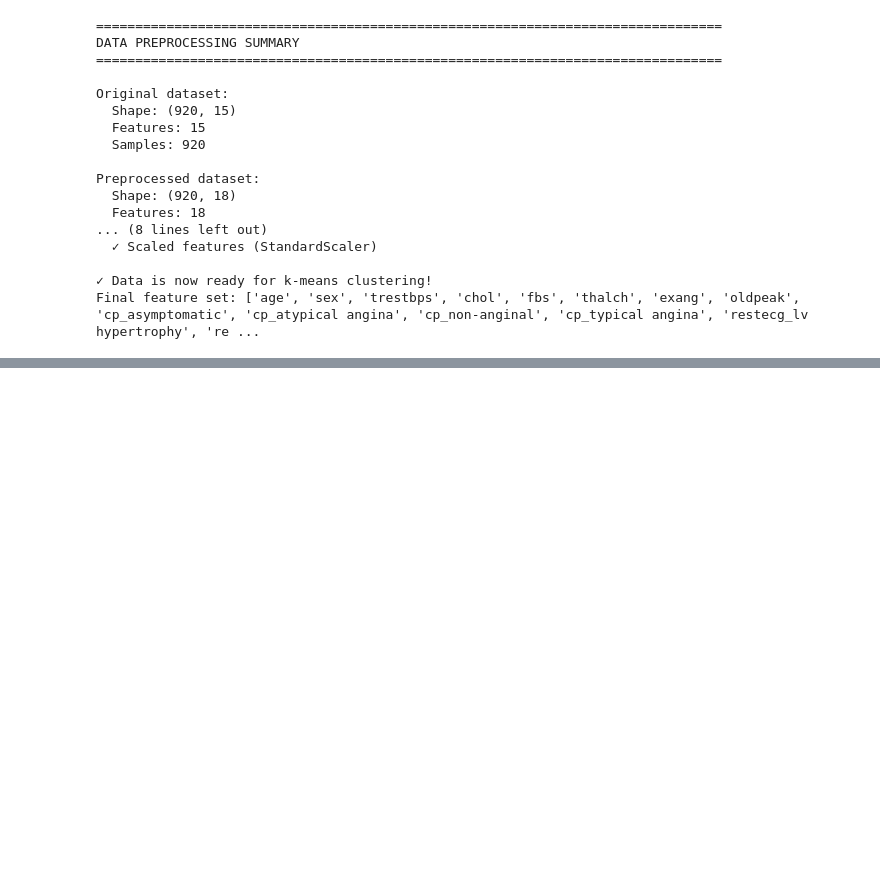
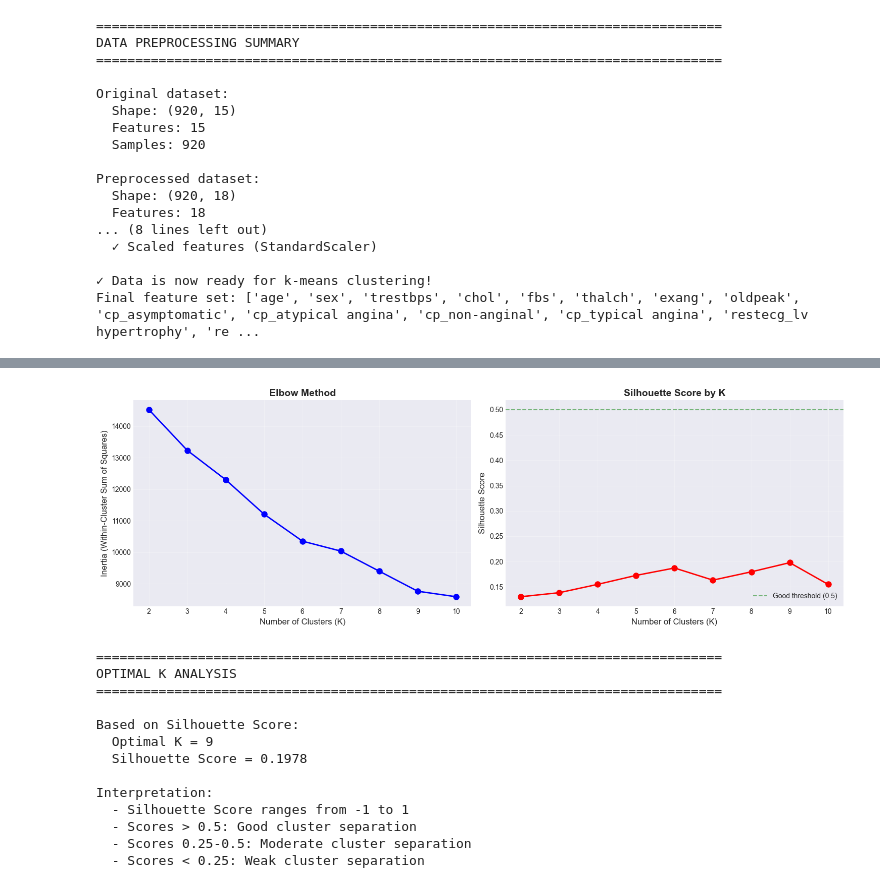
Before and after one commit to davidgit3000/Heart-Disease-Analysis-K-means-, a Jupyter notebook: heart_disease_clustering.ipynb, the cells around one changed output, grey strips where cells are left out. Cells and saved outputs as stored; diff of their text form; code cells hidden in the pictures; blank space fills up the shorter version.

Commit message:
added code for Step 1 (Determine Optimal K) in Phase 2 (Training)

```diff
--- a/heart_disease_clustering.ipynb
+++ b/heart_disease_clustering.ipynb
@@ -1132,0 +1182,53 @@ Final feature set: ['age', 'sex', 'trestbps', 'chol', 'fbs', 'thalch', 'exang',
+# %%
+#55 Visualize Elbow Method and Silhouette Scores
+fig, axes = plt.subplots(1, 2, figsize=(15, 5))
+
+# Elbow plot
+axes[0].plot(k_range, inertias, 'bo-', linewidth=2, markersize=8)
+axes[0].set_xlabel('Number of Clusters (K)', fontsize=12)
+axes[0].set_ylabel('Inertia (Within-Cluster Sum of Squares)', fontsize=12)
+axes[0].set_title('Elbow Method', fontsize=14, fontweight='bold')
+axes[0].grid(alpha=0.3)
+axes[0].set_xticks(k_range)
+
+# Silhouette score plot
+axes[1].plot(k_range, silhouette_scores, 'ro-', linewidth=2, markersize=8)
+axes[1].set_xlabel('Number of Clusters (K)', fontsize=12)
+axes[1].set_ylabel('Silhouette Score', fontsize=12)
+axes[1].set_title('Silhouette Score by K', fontsize=14, fontweight='bold')
+axes[1].grid(alpha=0.3)
+axes[1].set_xticks(k_range)
+axes[1].axhline(y=0.5, color='green', linestyle='--', alpha=0.5, label='Good threshold (0.5)')
+axes[1].legend()
+
+plt.tight_layout()
+plt.show()
+
+# Find optimal K based on silhouette score
+optimal_k = k_range[silhouette_scores.index(max(silhouette_scores))]
+print(f"\n{'='*80}")
+print(f"OPTIMAL K ANALYSIS")
+print(f"{'='*80}")
+print(f"\nBased on Silhouette Score:")
+print(f"  Optimal K = {optimal_k}")
+print(f"  Silhouette Score = {max(silhouette_scores):.4f}")
+print(f"\nInterpretation:")
+print(f"  - Silhouette Score ranges from -1 to 1")
+print(f"  - Scores > 0.5: Good cluster separation")
+print(f"  - Scores 0.25-0.5: Moderate cluster separation")
+print(f"  - Scores < 0.25: Weak cluster separation")
+# %% [output]
+[figure, added]
+================================================================================
+OPTIMAL K ANALYSIS
+================================================================================
+
+Based on Silhouette Score:
+  Optimal K = 9
+  Silhouette Score = 0.1978
+
+Interpretation:
+  - Silhouette Score ranges from -1 to 1
+  - Scores > 0.5: Good cluster separation
+  - Scores 0.25-0.5: Moderate cluster separation
+  - Scores < 0.25: Weak cluster separation
```
Also changed, not shown: parts of 3 cells of this notebook.
